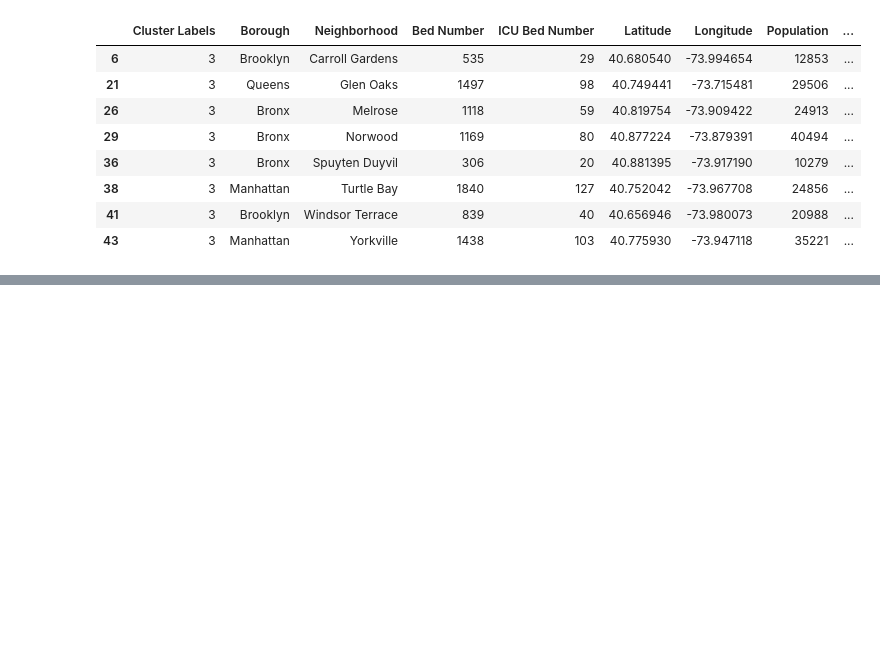
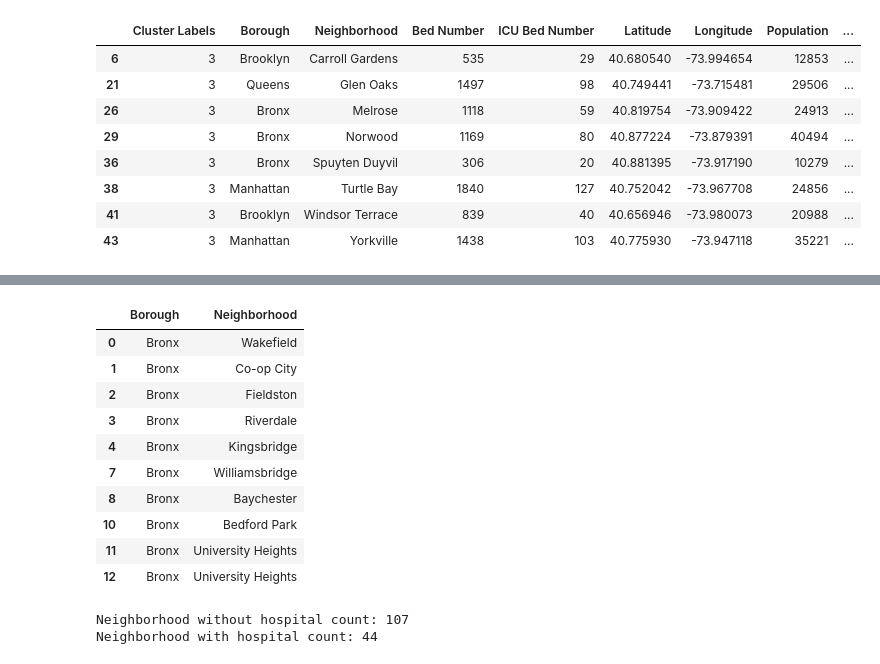
Before and after one commit to anandshaw214-source/appliedDataScience_Assignments, a Jupyter notebook: The Battle of Neighborhoods - NYC Bed vs ICU.ipynb, the cells around one changed output, grey strips where cells are left out. Drawn from its saved outputs; the diff is of its cells as text; code cells hidden in the pictures; blank space fills up the shorter version.

```diff
--- a/The Battle of Neighborhoods - NYC Bed vs ICU.ipynb
+++ b/The Battle of Neighborhoods - NYC Bed vs ICU.ipynb
@@ -639,0 +684,24 @@ df[(df['Cluster Labels'] == 3)]
+# %%
+# neighborhoods which does not have any hospitals
+excluded_df = pd.merge(nyc_df, df, how='outer', indicator=True, on=["Borough", "Neighborhood"])
+excluded_df = excluded_df.loc[excluded_df._merge == 'left_only', ["Borough", "Neighborhood"]]
+excluded_df.head(10)
+# %% [output]
+|  | Borough | Neighborhood |
+| 0 | Bronx | Wakefield |
+| 1 | Bronx | Co-op City |
+| 2 | Bronx | Fieldston |
+| 3 | Bronx | Riverdale |
+| 4 | Bronx | Kingsbridge |
+| 7 | Bronx | Williamsbridge |
+| 8 | Bronx | Baychester |
+| 10 | Bronx | Bedford Park |
+| 11 | Bronx | University Heights |
+| 12 | Bronx | University Heights |
+# %%
+# with/without hospital information
+print("Neighborhood without hospital count:", len(excluded_df.index))
+print("Neighborhood with hospital count:", len(df.index))
+# %% [output]
+Neighborhood without hospital count: 107
+Neighborhood with hospital count: 44
```
Also changed, not shown: parts of 6 cells of this notebook.
